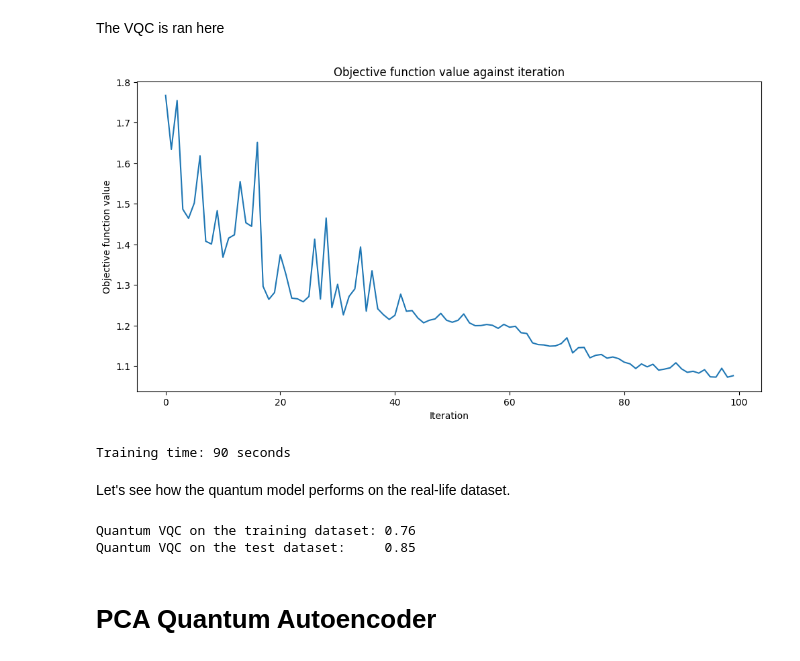
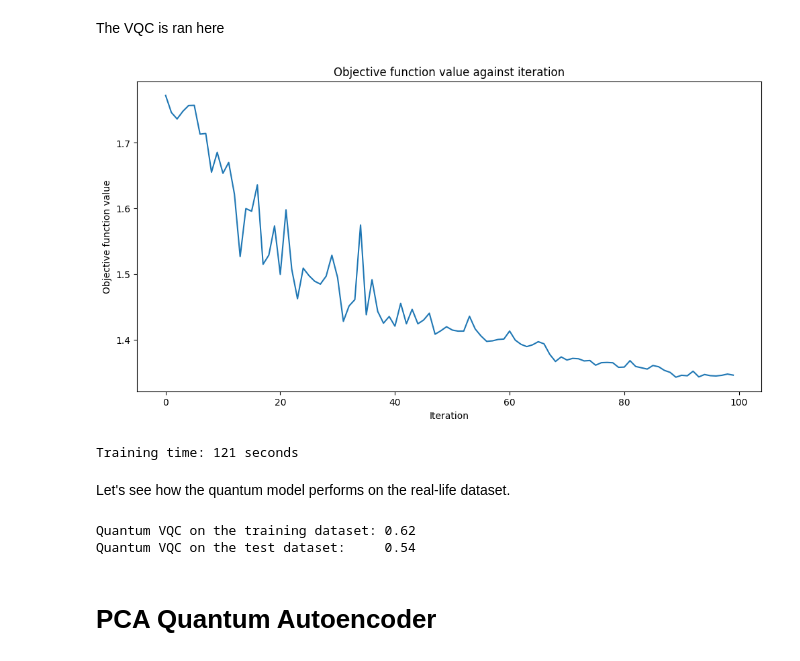
Before and after one commit to GiorgosMaragkopoulos/Quantum-data-encoding-using-QAE-PQAE, a Jupyter notebook: SEEDS_QKPCA_Data_Encoding.ipynb, the cells around one changed output. Saved outputs shown, nothing was run; the diff lists cells and outputs as text; code cells hidden in the pictures.

```diff
--- a/SEEDS_QKPCA_Data_Encoding.ipynb
+++ b/SEEDS_QKPCA_Data_Encoding.ipynb
@@ -109,7 +110,7 @@ To set up the components for the VQC model, we utilize a ZZFeatureMap for quantu
 
 The COBYLA optimizer is configured to perform up to 100 iterations. The dataset is then split into training and test sets with an 80-20 ratio using the train_test_split function, ensuring consistency with a fixed random seed. Together, these components configure the VQC model and prepare the dataset for both training and evaluation.
 # %%
-num_features = features.shape[1]
+num_features = 4
 
 feature_map = ZZFeatureMap(feature_dimension=num_features, reps=1)
 # %% [markdown]
@@ -133,39 +134,43 @@ def callback_graph(weights, obj_func_eval):
     plt.ylabel("Objective function value")
     plt.plot(range(len(objective_func_vals)), objective_func_vals)
     plt.show()
+# %%
+pca = PCA(n_components=4)
+train_features_pca = pca.fit_transform(train_features)
+test_features_pca = pca.transform(test_features)
 # %% [markdown]
 The VQC is ran here
 # %%
 vqc = VQC(
     sampler=sampler,
     feature_map=feature_map,
     ansatz=ansatz,
     optimizer=q_optimizer,
     callback=callback_graph,
 )
 
 # clear objective value history
 objective_func_vals = []
 
 start = time.time()
-vqc.fit(train_features, train_labels)
+vqc.fit(train_features_pca, train_labels)
 elapsed = time.time() - start
 
 print(f"Training time: {round(elapsed)} seconds")
 # %% [output]
-[figure, old version]
+[figure, new version]
-Training time: 90 seconds
+Training time: 121 seconds
 # %% [markdown]
 Let's see how the quantum model performs on the real-life dataset.
 # %%
-train_score_q4 = vqc.score(train_features, train_labels)
-test_score_q4 = vqc.score(test_features, test_labels)
+train_score_q4 = vqc.score(train_features_pca, train_labels)
+test_score_q4 = vqc.score(test_features_pca, test_labels)
 
 print(f"Quantum VQC on the training dataset: {train_score_q4:.2f}")
 print(f"Quantum VQC on the test dataset:     {test_score_q4:.2f}")
 # %% [output]
-Quantum VQC on the training dataset: 0.76
-Quantum VQC on the test dataset:     0.85
+Quantum VQC on the training dataset: 0.62
+Quantum VQC on the test dataset:     0.54
 # %% [markdown]
 #  PCA Quantum Autoencoder
 # %% [markdown]
```
Also changed, not shown: parts of 6 cells of this notebook.
